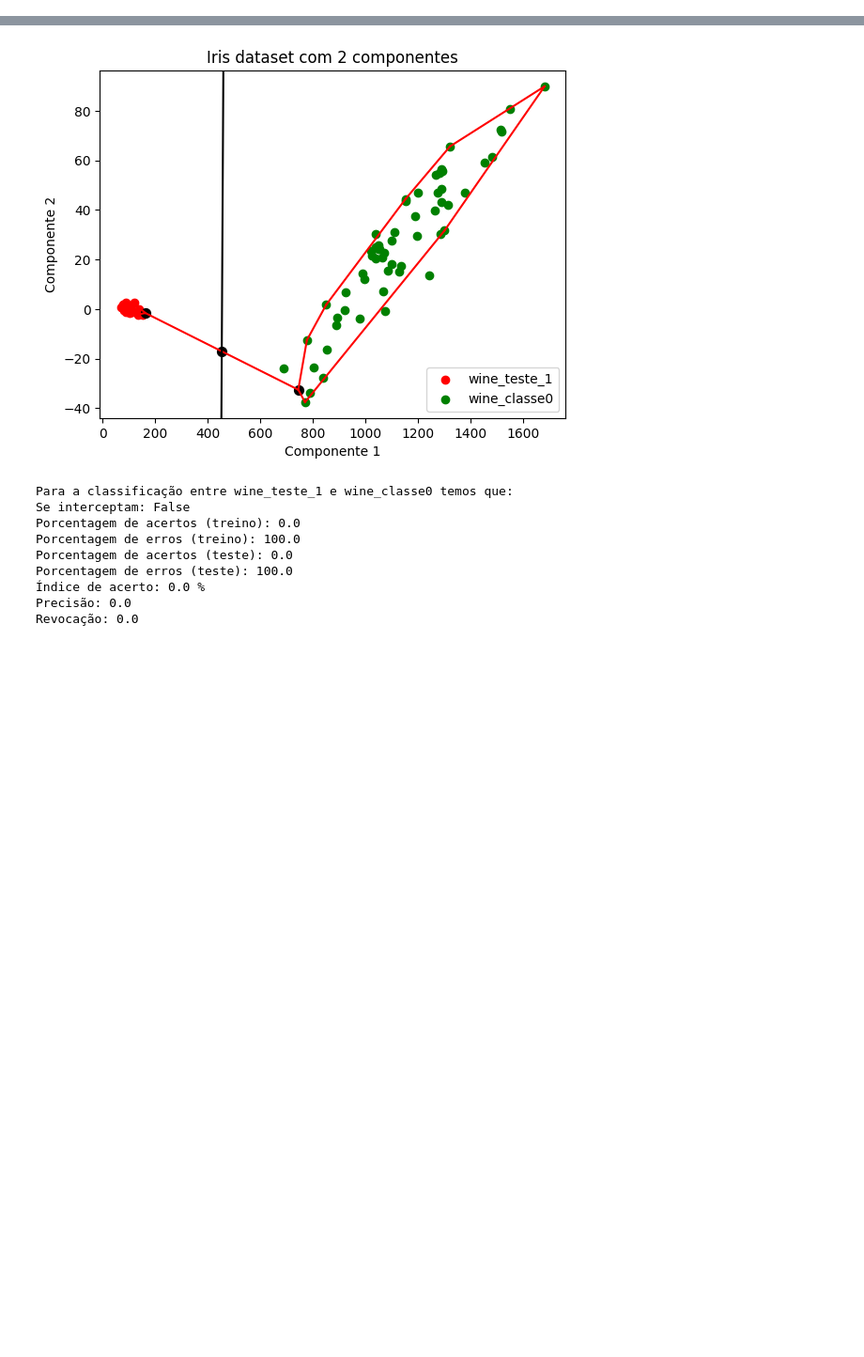
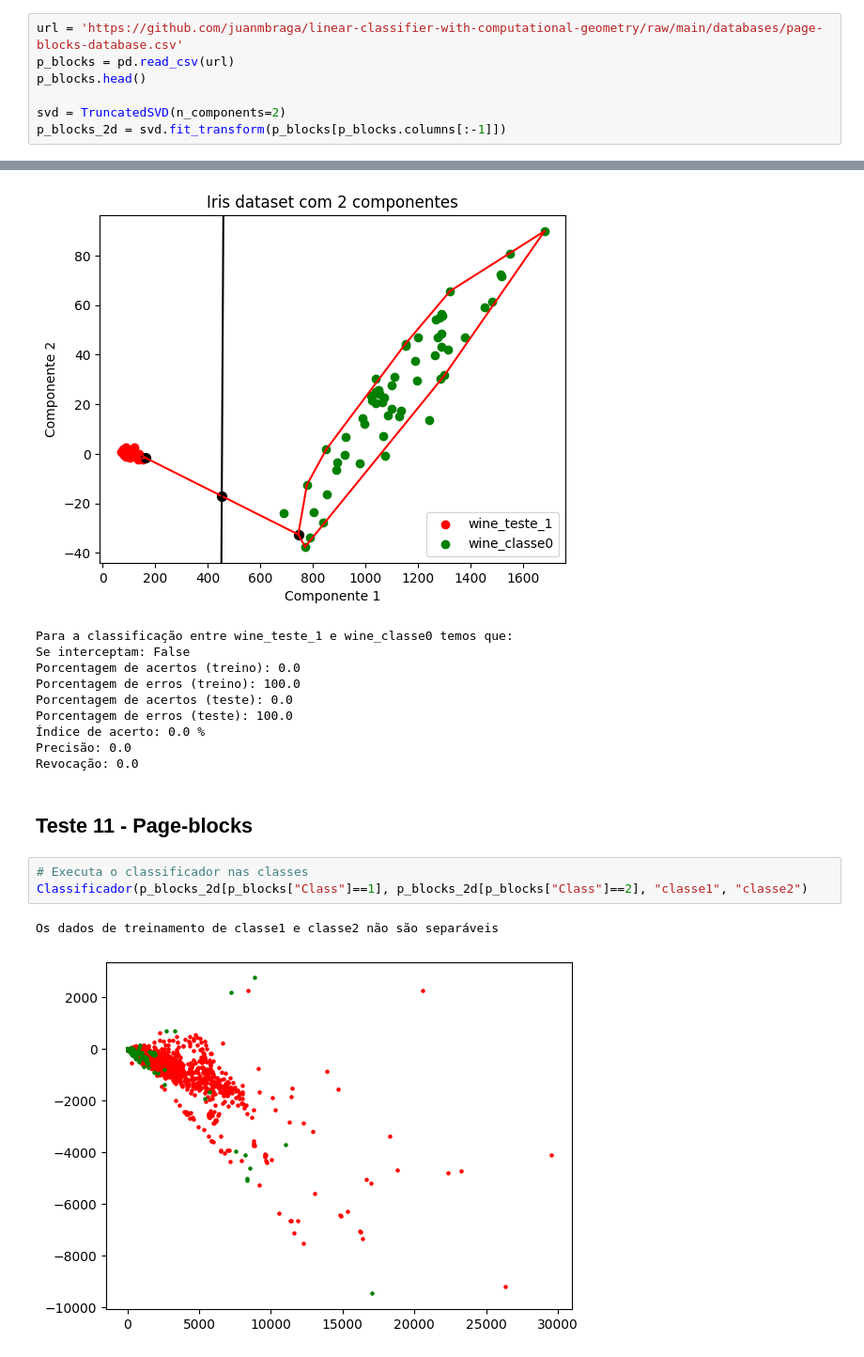
Before and after one commit to juanmbraga/linear-classifier-with-computational-geometry, a Jupyter notebook: Geometria Computacional e Classificação Linear.ipynb, the cells around one changed output, grey strips where cells are left out. Shown at 94% size. Drawn from its saved outputs; the diff is of its cells as text; blank space fills up the shorter version.

```diff
--- a/Geometria Computacional e Classificação Linear.ipynb
+++ b/Geometria Computacional e Classificação Linear.ipynb
@@ -846,3 +849,10 @@ wine_classe2 = wine_2d[wine.target == 2]
+# %%
+url = 'https://github.com/juanmbraga/linear-classifier-with-computational-geometry/raw/main/databases/page-blocks-database.csv'
+p_blocks = pd.read_csv(url)
+p_blocks.head()
+
+svd = TruncatedSVD(n_components=2)
+p_blocks_2d = svd.fit_transform(p_blocks[p_blocks.columns[:-1]])
 # %% [markdown]
 # Avaliação das Métricas
 
@@ -976,3 +986,11 @@ Porcentagem de erros (teste): 100.0
 Índice de acerto: 0.0 %
 Precisão: 0.0
 Revocação: 0.0
+# %% [markdown]
+## Teste 11 - Page-blocks
+# %%
+# Executa o classificador nas classes
+Classificador(p_blocks_2d[p_blocks["Class"]==1], p_blocks_2d[p_blocks["Class"]==2], "classe1", "classe2")
+# %% [output]
+Os dados de treinamento de classe1 e classe2 não são separáveis
+[figure, added]
```
Also changed, not shown: parts of 2 cells of this notebook.
